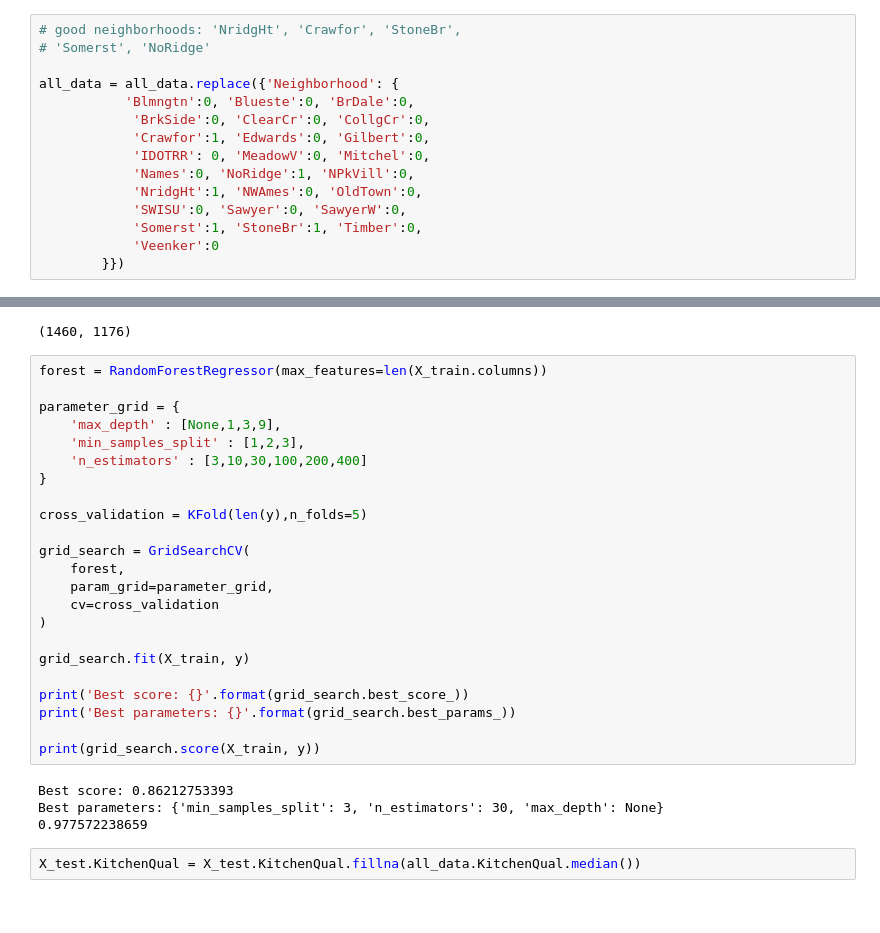
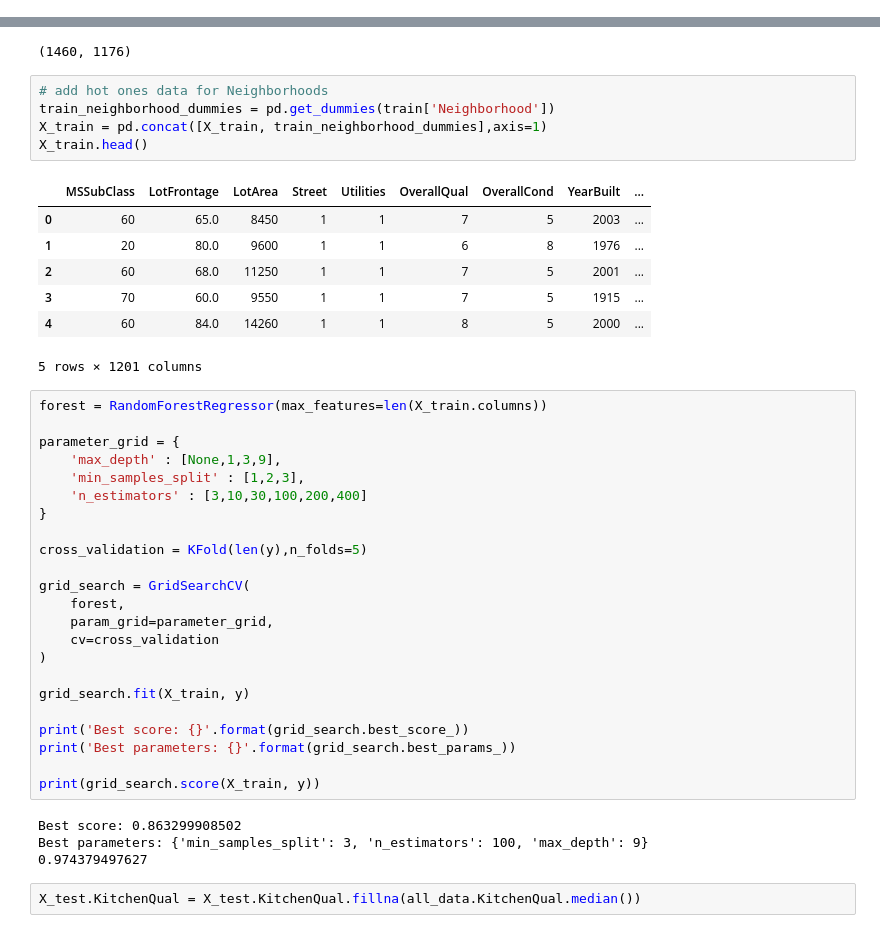
Before and after one commit to CatherineBacon/Kaggle_House_Prices, a Jupyter notebook: House prices - version 3.ipynb, the cells around one changed output, grey strips where cells are left out. Drawn from its saved outputs; the diff is of its cells as text.

Commit message:
add neighborhoods to polynomial model

```diff
--- a/House prices - version 3.ipynb
+++ b/House prices - version 3.ipynb
@@ -222,21 +222,6 @@ SaleType         2918 non-null object
 SaleCondition    2919 non-null object
 dtypes: float64(12), int64(37), object(30)
 memory usage: 1.8+ MB
-# %%
-# good neighborhoods: 'NridgHt', 'Crawfor', 'StoneBr',
-# 'Somerst', 'NoRidge'
-
-all_data = all_data.replace({'Neighborhood': {
-           'Blmngtn':0, 'Blueste':0, 'BrDale':0,
-            'BrkSide':0, 'ClearCr':0, 'CollgCr':0,
-            'Crawfor':1, 'Edwards':0, 'Gilbert':0,
-            'IDOTRR': 0, 'MeadowV':0, 'Mitchel':0,
-            'Names':0, 'NoRidge':1, 'NPkVill':0,
-            'NridgHt':1, 'NWAmes':0, 'OldTown':0,
-            'SWISU':0, 'Sawyer':0, 'SawyerW':0,
-            'Somerst':1, 'StoneBr':1, 'Timber':0,
-            'Veenker':0
-        }})
 # %%
 all_data = all_data.replace({'MasVnrType': {
             'BrkCmn': 1,
@@ -307,6 +292,19 @@ X_train = pd.concat([X_train, poly_df], axis=1)
 X_train.shape
 # %% [output]
 (1460, 1176)
+# %%
+# add hot ones data for Neighborhoods
+train_neighborhood_dummies = pd.get_dummies(train['Neighborhood'])
+X_train = pd.concat([X_train, train_neighborhood_dummies],axis=1)
+X_train.head()
+# %% [output]
+|  | MSSubClass | LotFrontage | LotArea | Street | Utilities | OverallQual | OverallCond | YearBuilt | ... |
+| 0 | 60 | 65.0 | 8450 | 1 | 1 | 7 | 5 | 2003 | ... |
+| 1 | 20 | 80.0 | 9600 | 1 | 1 | 6 | 8 | 1976 | ... |
+| 2 | 60 | 68.0 | 11250 | 1 | 1 | 7 | 5 | 2001 | ... |
+| 3 | 70 | 60.0 | 9550 | 1 | 1 | 7 | 5 | 1915 | ... |
+| 4 | 60 | 84.0 | 14260 | 1 | 1 | 8 | 5 | 2000 | ... |
+5 rows × 1201 columns
 # %%
 forest = RandomForestRegressor(max_features=len(X_train.columns))
 
@@ -331,8 +329,8 @@ print('Best parameters: {}'.format(grid_search.best_params_))
 
 print(grid_search.score(X_train, y))
 # %% [output]
-Best score: 0.86212753393
-Best parameters: {'min_samples_split': 3, 'n_estimators': 30, 'max_depth': None}
-0.977572238659
+Best score: 0.863299908502
+Best parameters: {'min_samples_split': 3, 'n_estimators': 100, 'max_depth': 9}
+0.974379497627
 # %%
 X_test.KitchenQual = X_test.KitchenQual.fillna(all_data.KitchenQual.median())
```
Also changed, not shown: parts of 2 cells of this notebook, 1 other file.
